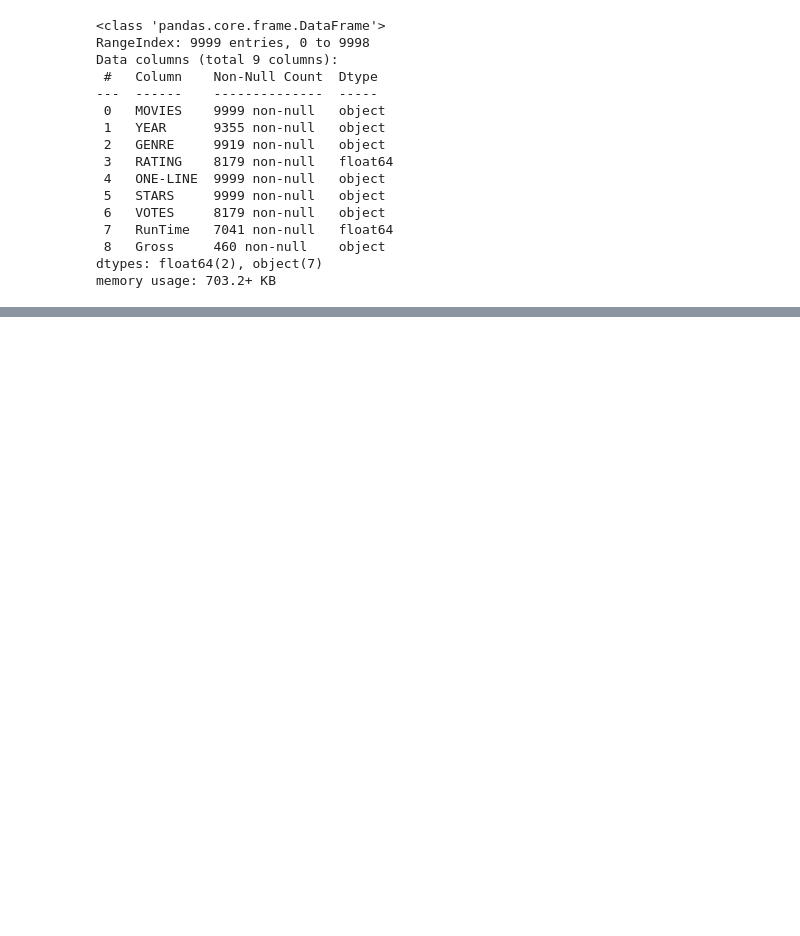
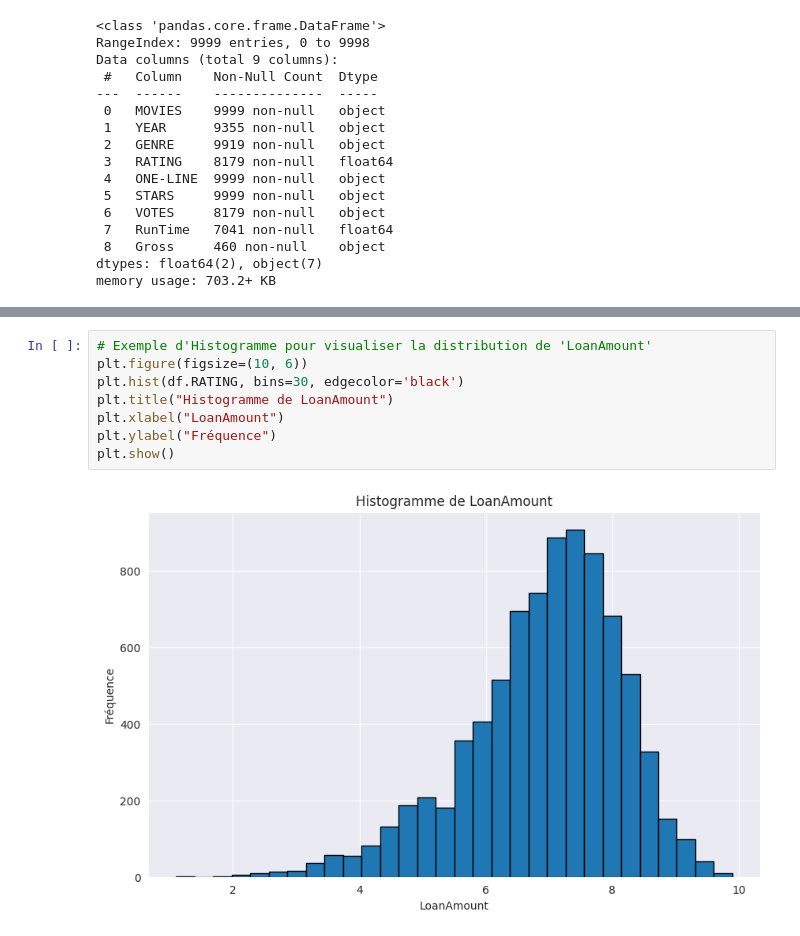
Before and after one commit to EnzoPENISSON/formation-ia, a Jupyter notebook: machine_learning/data_preprocessing/tp_movies.ipynb, the cells around one changed output, grey strips where cells are left out. Cells and saved outputs as stored; diff of their text form; blank space fills up the shorter version.

```diff
--- a/machine_learning/data_preprocessing/tp_movies.ipynb
+++ b/machine_learning/data_preprocessing/tp_movies.ipynb
@@ -147,0 +169,10 @@ memory usage: 703.2+ KB
+# %%
+# Exemple d'Histogramme pour visualiser la distribution de 'LoanAmount'
+plt.figure(figsize=(10, 6))
+plt.hist(df.RATING, bins=30, edgecolor='black')
+plt.title("Histogramme de LoanAmount")
+plt.xlabel("LoanAmount")
+plt.ylabel("Fréquence")
+plt.show()
+# %% [output]
+[figure, added]
```
Also changed, not shown: parts of 3 cells of this notebook.
